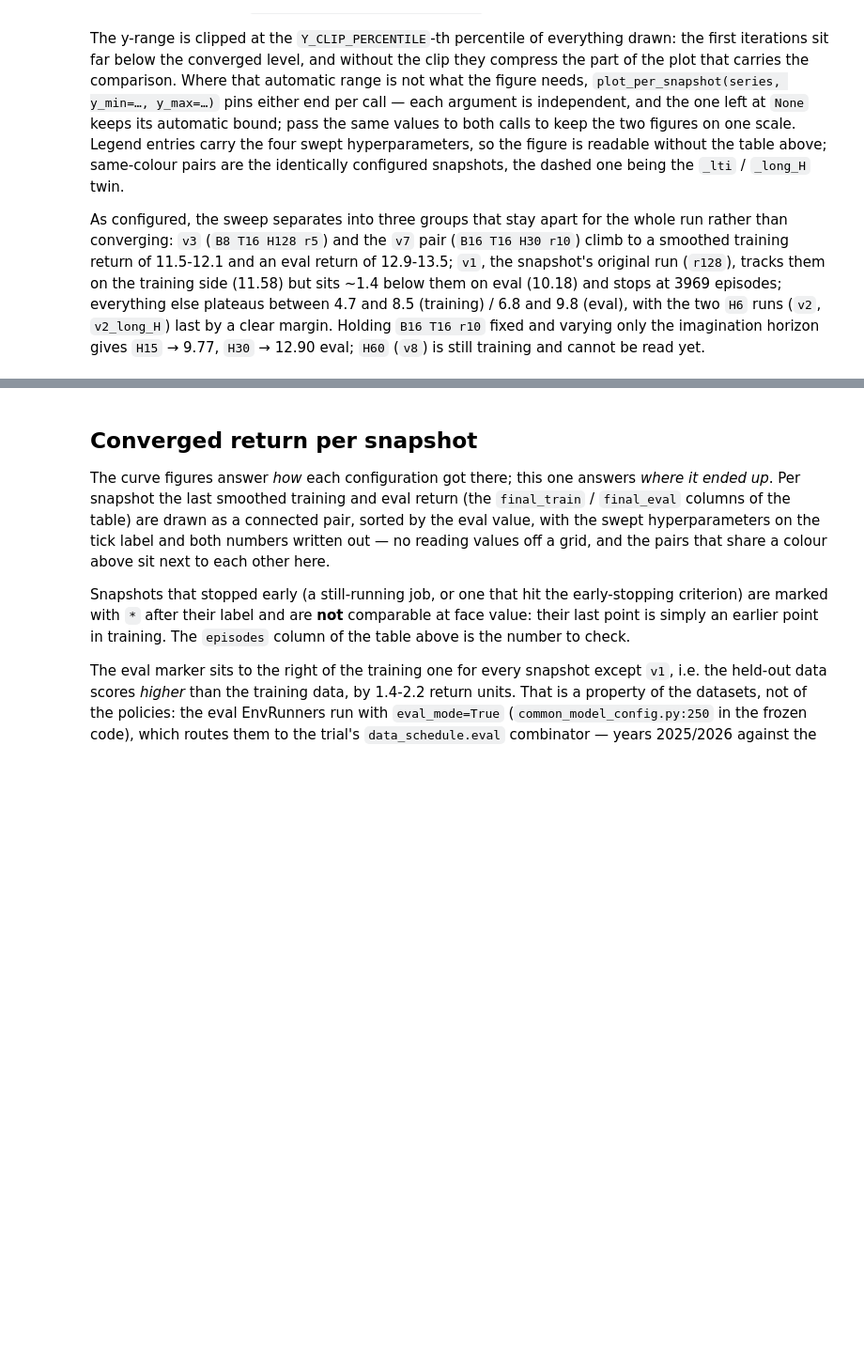
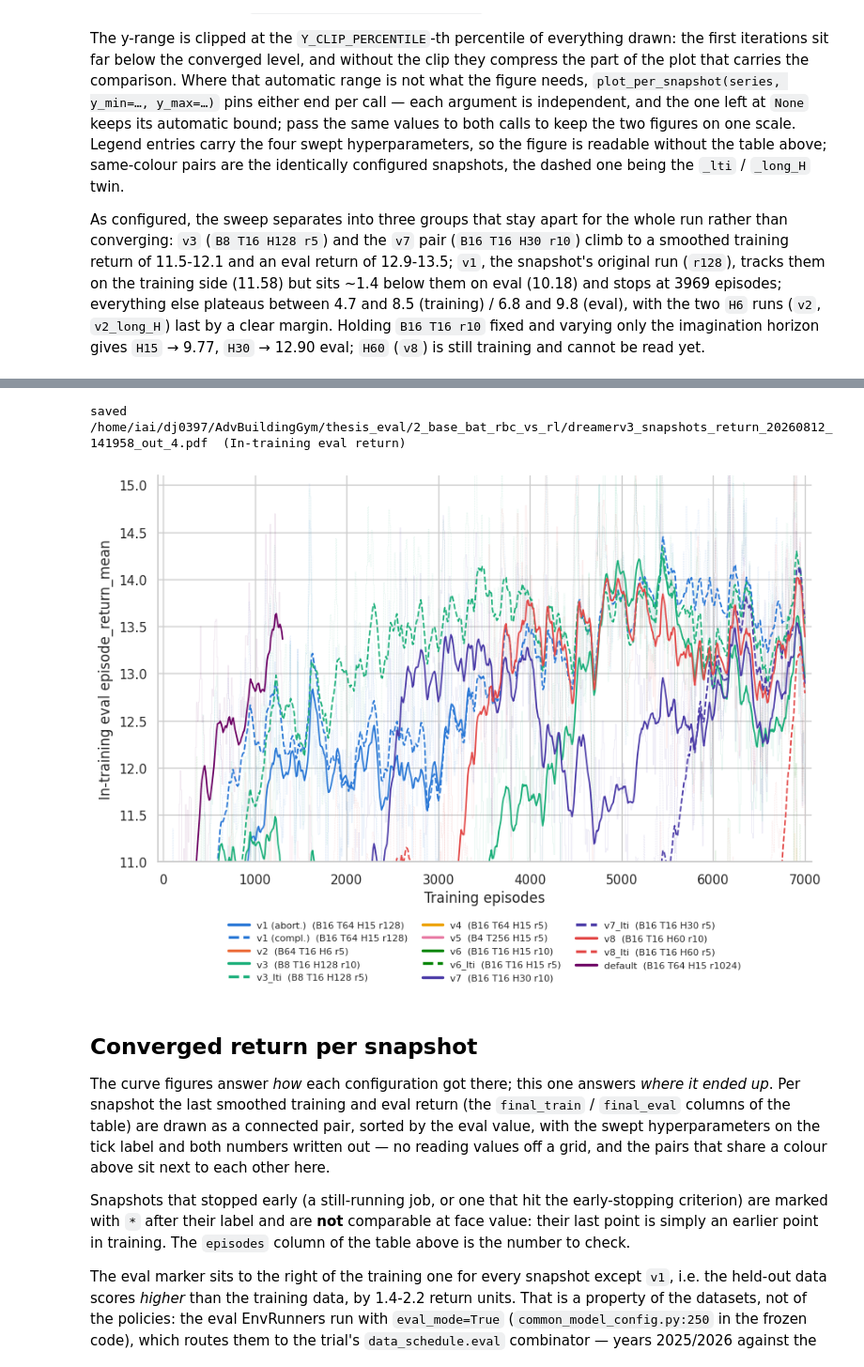
Before and after one commit to vince-pongracz/AdvBuildingGym, a Jupyter notebook: thesis_eval/2_base_bat_rbc_vs_rl/sps_train_return_convergence_snapshots.ipynb, the cells around one changed output, grey strips where cells are left out. Shown at 94% size. Cells and saved outputs as stored; diff of their text form; code cells hidden in the pictures; blank space fills up the shorter version.

```diff
--- a/thesis_eval/2_base_bat_rbc_vs_rl/sps_train_return_convergence_snapshots.ipynb
+++ b/thesis_eval/2_base_bat_rbc_vs_rl/sps_train_return_convergence_snapshots.ipynb
@@ -568,3 +734,8 @@ saved /home/iai/dj0397/AdvBuildingGym/thesis_eval/2_base_bat_rbc_vs_rl/dreamerv3
+# %%
+plot_per_snapshot("eval", y_min=11, y_max=15.1)
+# %% [output]
+saved /home/iai/dj0397/AdvBuildingGym/thesis_eval/2_base_bat_rbc_vs_rl/dreamerv3_snapshots_return_20260812_141958_out_4.pdf  (In-training eval return)
+[figure, added]
 # %% [markdown]
 ## Converged return per snapshot
 
```
Also changed, not shown: parts of 9 cells of this notebook, 28 other files.
